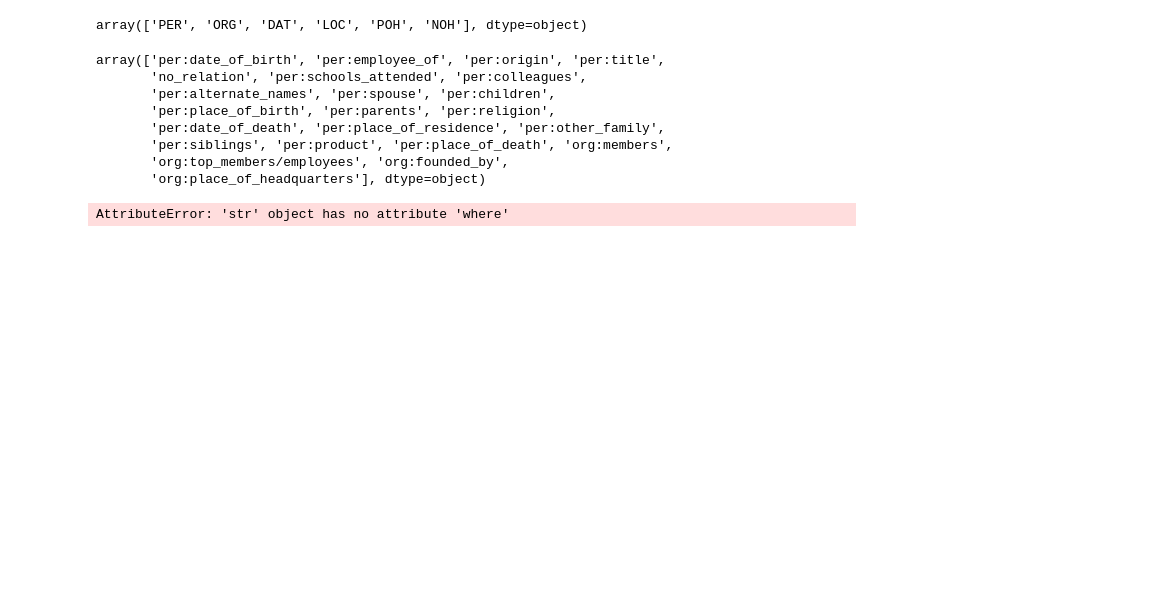
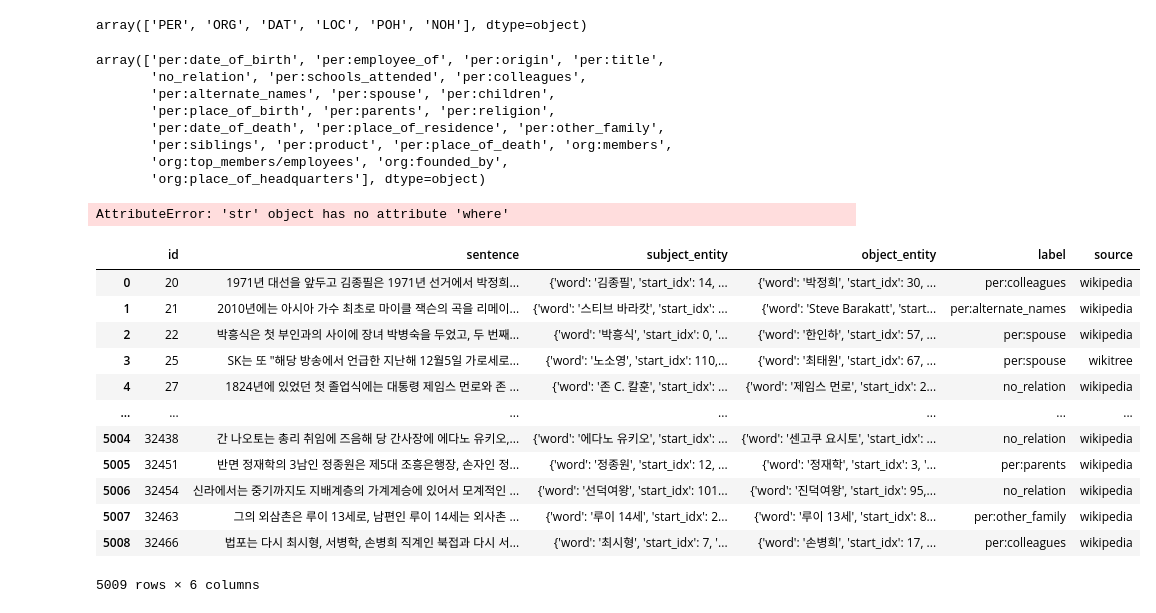
Before and after one commit to boostcampaitech4lv23nlp1/level2_klue_nlp-level2-nlp-07, a Jupyter notebook: notebooks/manipulate_df.ipynb, the cells around one changed output. Saved outputs shown, nothing was run; the diff lists cells and outputs as text; code cells hidden in the pictures; blank space fills up the shorter version.

```diff
--- a/notebooks/manipulate_df.ipynb
+++ b/notebooks/manipulate_df.ipynb
@@ -114,3 +114,25 @@ full_train['bi_label'] = full_train['label'].apply(lambda x: x=='no_relation' if
 AttributeError: 'str' object has no attribute 'where'
 # %%
 multi -> per : per / label 5개 아니면 no relation
+# %%
+a=train[train['subject_entity'].apply(lambda x: eval(x)['type']=='PER')]
+# %%
+b = train[train['object_entity'].apply(lambda x: eval(x)['type']=='PER')]
+# %%
+c = pd.merge(a,b,how='inner')
+# %%
+c
+# %% [output]
+|  | id | sentence | subject_entity | object_entity | label | source |
+| 0 | 20 | 1971년 대선을 앞두고 김종필은 1971년 선거에서 박정희... | {'word': '김종필', 'start_idx': 14, ... | {'word': '박정희', 'start_idx': 30, ... | per:colleagues | wikipedia |
+| 1 | 21 | 2010년에는 아시아 가수 최초로 마이클 잭슨의 곡을 리메이... | {'word': '스티브 바라캇', 'start_idx': ... | {'word': 'Steve Barakatt', 'start... | per:alternate_names | wikipedia |
+| 2 | 22 | 박흥식은 첫 부인과의 사이에 장녀 박병숙을 두었고, 두 번째... | {'word': '박흥식', 'start_idx': 0, '... | {'word': '한인하', 'start_idx': 57, ... | per:spouse | wikipedia |
+| 3 | 25 | SK는 또 "해당 방송에서 언급한 지난해 12월5일 가로세로... | {'word': '노소영', 'start_idx': 110,... | {'word': '최태원', 'start_idx': 67, ... | per:spouse | wikitree |
+| 4 | 27 | 1824년에 있었던 첫 졸업식에는 대통령 제임스 먼로와 존 ... | {'word': '존 C. 칼훈', 'start_idx': ... | {'word': '제임스 먼로', 'start_idx': 2... | no_relation | wikipedia |
+| ... | ... | ... | ... | ... | ... | ... |
+| 5004 | 32438 | 간 나오토는 총리 취임에 즈음해 당 간사장에 에다노 유키오,... | {'word': '에다노 유키오', 'start_idx': ... | {'word': '센고쿠 요시토', 'start_idx': ... | no_relation | wikipedia |
+| 5005 | 32451 | 반면 정재학의 3남인 정종원은 제5대 조흥은행장, 손자인 정... | {'word': '정종원', 'start_idx': 12, ... | {'word': '정재학', 'start_idx': 3, '... | per:parents | wikipedia |
+| 5006 | 32454 | 신라에서는 중기까지도 지배계층의 가계계승에 있어서 모계적인 ... | {'word': '선덕여왕', 'start_idx': 101... | {'word': '진덕여왕', 'start_idx': 95,... | no_relation | wikipedia |
+| 5007 | 32463 | 그의 외삼촌은 루이 13세로, 남편인 루이 14세는 외사촌 ... | {'word': '루이 14세', 'start_idx': 2... | {'word': '루이 13세', 'start_idx': 8... | per:other_family | wikipedia |
+| 5008 | 32466 | 법포는 다시 최시형, 서병학, 손병희 직계인 북접과 다시 서... | {'word': '최시형', 'start_idx': 7, '... | {'word': '손병희', 'start_idx': 17, ... | per:colleagues | wikipedia |
+5009 rows × 6 columns
```
Also changed, not shown: parts of 3 cells of this notebook, 6 other files.
